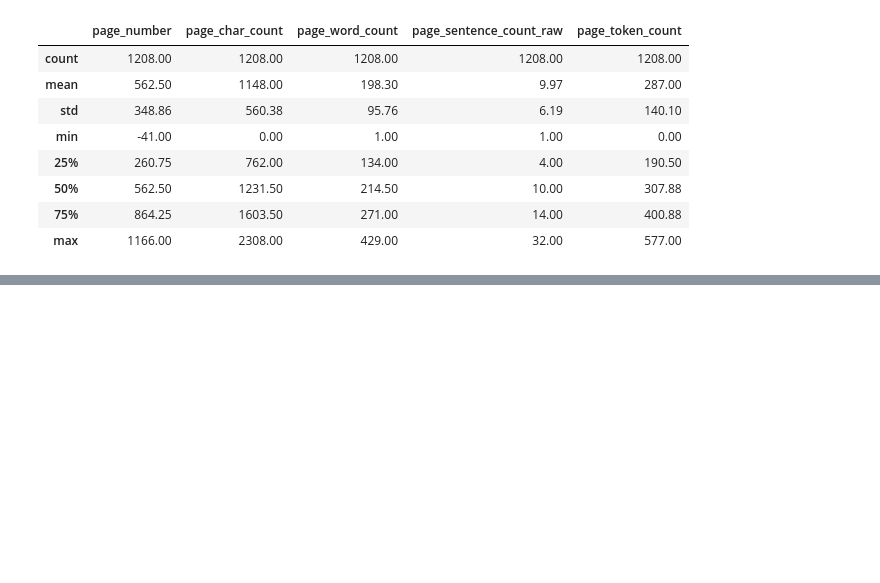
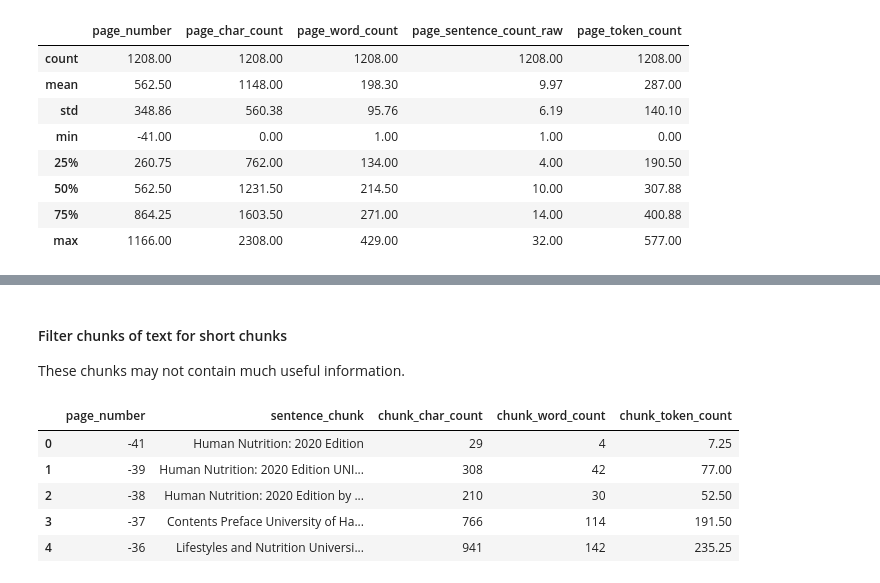
Before and after one commit to aditya040891/Retrieval-Augmented-Generation--RAG--from-scratch, a Jupyter notebook: 00_simple_local_rag.ipynb, the cells around one changed output, grey strips where cells are left out. Saved outputs shown, nothing was run; the diff lists cells and outputs as text; code cells hidden in the pictures; blank space fills up the shorter version.

```diff
--- a/00_simple_local_rag.ipynb
+++ b/00_simple_local_rag.ipynb
@@ -248,0 +454,13 @@ For example, an embedding model may have been trained to embed sequences of 384
+# %% [markdown]
+#### Filter chunks of text for short chunks
+
+These chunks may not contain much useful information.
+# %%
+df.head()
+# %% [output]
+|  | page_number | sentence_chunk | chunk_char_count | chunk_word_count | chunk_token_count |
+| 0 | -41 | Human Nutrition: 2020 Edition | 29 | 4 | 7.25 |
+| 1 | -39 | Human Nutrition: 2020 Edition UNI... | 308 | 42 | 77.00 |
+| 2 | -38 | Human Nutrition: 2020 Edition by ... | 210 | 30 | 52.50 |
+| 3 | -37 | Contents Preface University of Ha... | 766 | 114 | 191.50 |
+| 4 | -36 | Lifestyles and Nutrition Universi... | 941 | 142 | 235.25 |
```
Also changed, not shown: parts of 23 cells of this notebook.
